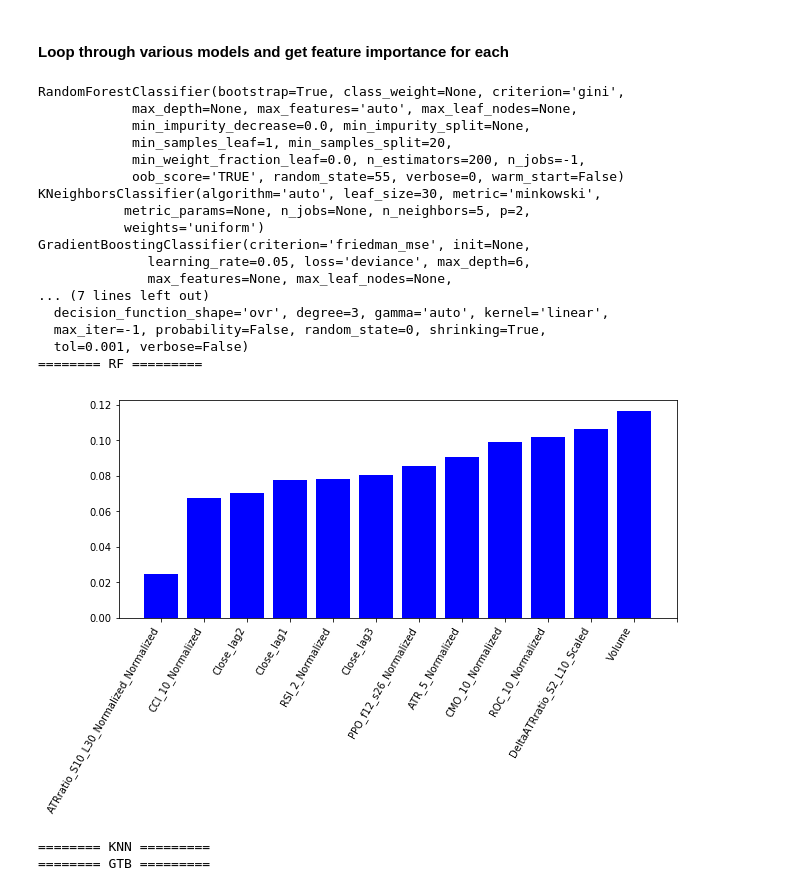
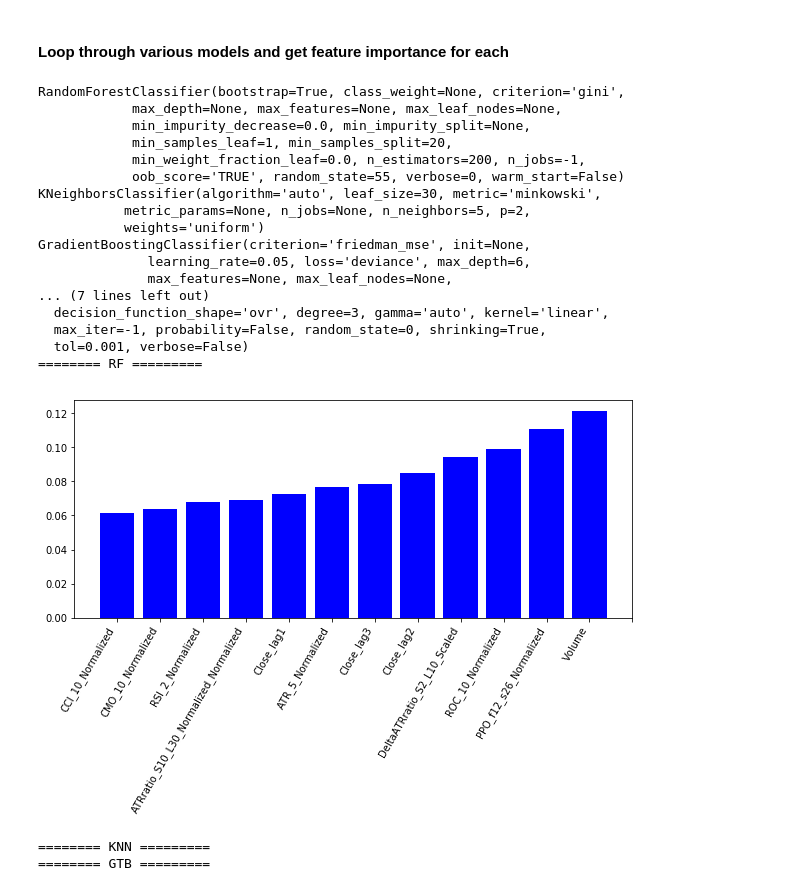
Before and after one commit to ineedaspo1/QuantTradingSys, a Jupyter notebook: Code/notebooks/Feature Importance.ipynb, the cells around one changed output. Cells and saved outputs as stored; diff of their text form; code cells hidden in the pictures.

```diff
--- a/Code/notebooks/Feature Importance.ipynb
+++ b/Code/notebooks/Feature Importance.ipynb
@@ -377,7 +377,7 @@ def plot_coefficients(classifier_coef, feature_names, top_features=20):
      plt.xticks(np.arange(0, 1 + 2 * top_features), feature_names[top_coefficients], rotation=60, ha='right')
      plt.show()
 # %%
-to_model = {"RF": setRFClass(min_samples_split=20, n_estimators=200),
+to_model = {"RF": setRFClass(min_samples_split=20, n_estimators=200, max_features=None),
             "KNN": setKNNClass(n_neighbors=5),
             "GTB": setGTBClass(learning_rate=0.05, subsample=0.5, max_depth=6, n_estimators=10),
             "SVM": setSVMClass(C=1)}
@@ -388,34 +388,34 @@ for key, value in to_model.items():
     modelname = key
     model = value
     model.fit(dX, dy)
     fi = get_feature_importance(model, modelname)
     print("======== " + modelname + " =========")
     if fi is not None:
         #zipped = zip(names, fi)
         #print(sorted(zipped, key=lambda x: x[1], reverse=True))
 #         fi,names = zip(*sorted(zip(fi,names)))
 #         plt.bar(range(len(names)), fi, align='center')
 #         plt.xticks(range(len(names)), names)
 #         plt.show()
         plot_coefficients(fi, names, len(names))
 # %% [output]
 RandomForestClassifier(bootstrap=True, class_weight=None, criterion='gini',
-            max_depth=None, max_features='auto', max_leaf_nodes=None,
+            max_depth=None, max_features=None, max_leaf_nodes=None,
             min_impurity_decrease=0.0, min_impurity_split=None,
             min_samples_leaf=1, min_samples_split=20,
             min_weight_fraction_leaf=0.0, n_estimators=200, n_jobs=-1,
             oob_score='TRUE', random_state=55, verbose=0, warm_start=False)
 KNeighborsClassifier(algorithm='auto', leaf_size=30, metric='minkowski',
            metric_params=None, n_jobs=None, n_neighbors=5, p=2,
            weights='uniform')
 GradientBoostingClassifier(criterion='friedman_mse', init=None,
               learning_rate=0.05, loss='deviance', max_depth=6,
               max_features=None, max_leaf_nodes=None,
 ... (7 lines left out)
   decision_function_shape='ovr', degree=3, gamma='auto', kernel='linear',
   max_iter=-1, probability=False, random_state=0, shrinking=True,
   tol=0.001, verbose=False)
 ======== RF =========
-[figure, old version]
+[figure, new version]
 ======== KNN =========
 ======== GTB =========
```
Also changed, not shown: parts of 3 cells of this notebook, 17 other files.
